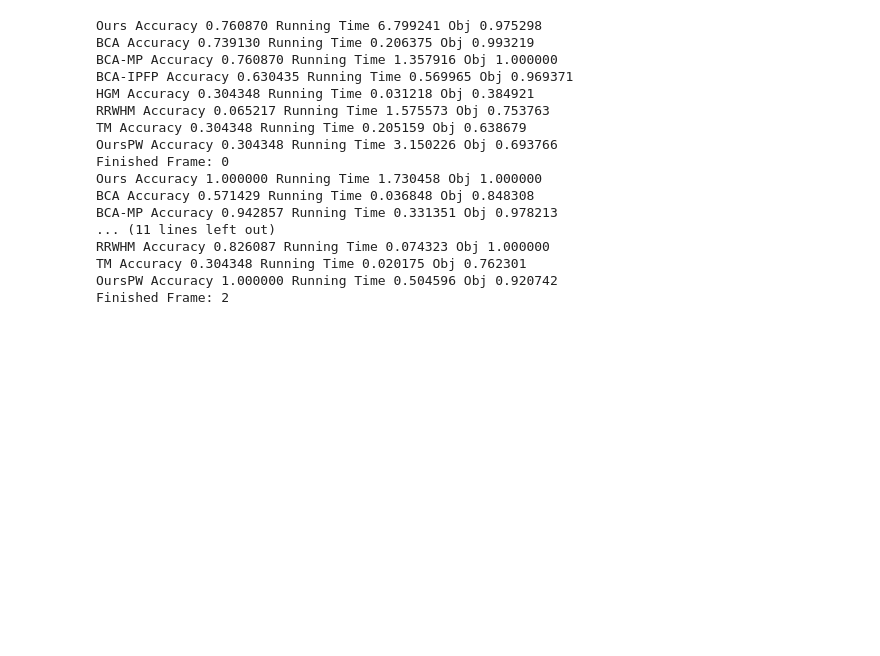
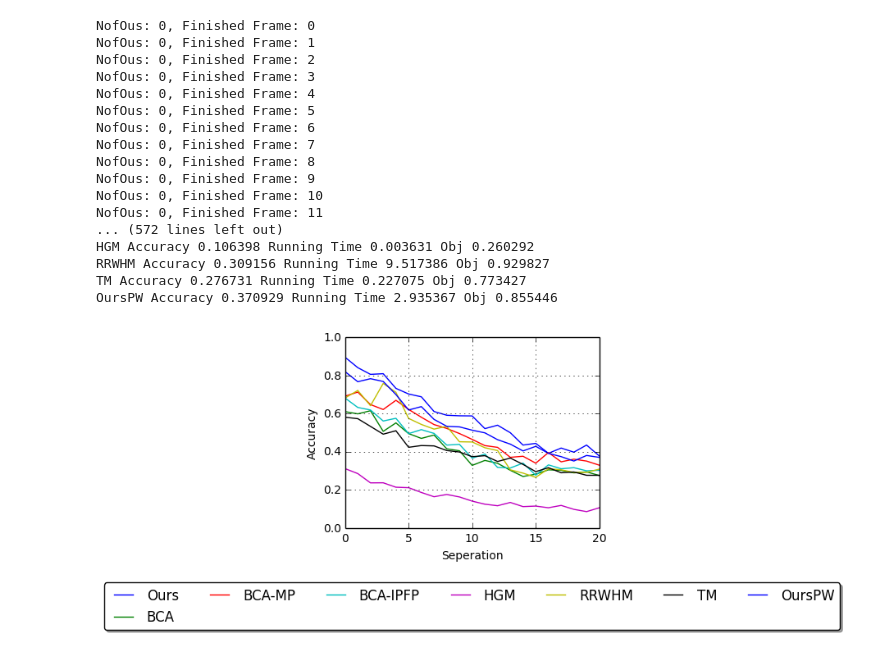
Before and after one commit to zzhang1987/HyperGraphMatchingBP, a Jupyter notebook: demoMotorHyper.ipynb, the cells around one changed output. Saved outputs shown, nothing was run; the diff lists cells and outputs as text; code cells hidden in the pictures; blank space fills up the shorter version.

```diff
--- a/demoMotorHyper.ipynb
+++ b/demoMotorHyper.ipynb
@@ -50,7 +50,7 @@ for NofOus in range(0,MaxNofOus+1):
         GT = car1['gTruth'][0]
 
         NofInliers = len(GT)
-        CMaxNofOus = np.max([LocalFeature1.shape[0], LocalFeature2.shape[0]]) - NofInliers
+        CMaxNofOus = np.min([LocalFeature1.shape[0], LocalFeature2.shape[0]]) - NofInliers
         CNofOus = NofOus
         if(CNofOus > CMaxNofOus):
             CNofOus = CMaxNofOus
@@ -130,12 +130,12 @@ for NofOus in range(0,MaxNofOus+1):
         MaxObj = np.max(Obj[:,ImageI])
         Obj[:,ImageI] /= MaxObj
 
-        for ai in xrange(NofAlgorithms):
-            print('%s Accuracy %f Running Time %f Obj %f' %(AlgorithmNames[ai],
-                                                             Accuracy[ai][ImageI],
-                                                            Rtime[ai][ImageI],
-                                                            Obj[ai][ImageI]))
-        print('Finished Frame: %d' % ImageI)
+        #for ai in xrange(NofAlgorithms):
+        #    print('%s Accuracy %f Running Time %f Obj %f' %(AlgorithmNames[ai],
+        #                                                     Accuracy[ai][ImageI],
+        #                                                    Rtime[ai][ImageI],
+        #                                                    Obj[ai][ImageI]))
+        print('NofOus: %d, Finished Frame: %d' % (NofOus, ImageI))
 
     for ai in xrange(NofAlgorithms):
         MeanAcc[NofOus][ai] = np.mean(Accuracy[ai])
@@ -162,43 +162,46 @@ for NofOus in range(0,MaxNofOus+1):
         #print(resPW.Value)
     #print('HyperAccurancy %f, PairwiseAccurancy %f' % (Accurancy.mean(), AccurancyPW.mean()))
 # %% [output]
-Ours Accuracy 0.760870 Running Time 6.799241 Obj 0.975298
-BCA Accuracy 0.739130 Running Time 0.206375 Obj 0.993219
-BCA-MP Accuracy 0.760870 Running Time 1.357916 Obj 1.000000
-BCA-IPFP Accuracy 0.630435 Running Time 0.569965 Obj 0.969371
-HGM Accuracy 0.304348 Running Time 0.031218 Obj 0.384921
-RRWHM Accuracy 0.065217 Running Time 1.575573 Obj 0.753763
-TM Accuracy 0.304348 Running Time 0.205159 Obj 0.638679
-OursPW Accuracy 0.304348 Running Time 3.150226 Obj 0.693766
-Finished Frame: 0
-Ours Accuracy 1.000000 Running Time 1.730458 Obj 1.000000
-BCA Accuracy 0.571429 Running Time 0.036848 Obj 0.848308
-BCA-MP Accuracy 0.942857 Running Time 0.331351 Obj 0.978213
-... (11 lines left out)
-RRWHM Accuracy 0.826087 Running Time 0.074323 Obj 1.000000
-TM Accuracy 0.304348 Running Time 0.020175 Obj 0.762301
-OursPW Accuracy 1.000000 Running Time 0.504596 Obj 0.920742
-Finished Frame: 2
+NofOus: 0, Finished Frame: 0
+NofOus: 0, Finished Frame: 1
+NofOus: 0, Finished Frame: 2
+NofOus: 0, Finished Frame: 3
+NofOus: 0, Finished Frame: 4
+NofOus: 0, Finished Frame: 5
+NofOus: 0, Finished Frame: 6
+NofOus: 0, Finished Frame: 7
+NofOus: 0, Finished Frame: 8
+NofOus: 0, Finished Frame: 9
+NofOus: 0, Finished Frame: 10
+NofOus: 0, Finished Frame: 11
+... (572 lines left out)
+HGM Accuracy 0.106398 Running Time 0.003631 Obj 0.260292
+RRWHM Accuracy 0.309156 Running Time 9.517386 Obj 0.929827
+TM Accuracy 0.276731 Running Time 0.227075 Obj 0.773427
+OursPW Accuracy 0.370929 Running Time 2.935367 Obj 0.855446
 # %%
 import matplotlib.pyplot as plt
 import matplotlib
-AlgorithmNames=['Ours', 'BCA', 'BCA-MP', 'BCA-IPFP', 'HGM', 'RRWHM', 'TM']
-matplotlib.rc('font',family='Times New Roman')
+AlgorithmNames=['Ours', 'BCA', 'BCA-MP', 'BCA-IPFP', 'HGM', 'RRWHM', 'TM', 'OursPW']
+
+#matplotlib.rc('font',family='Times New Roman')
 
 %matplotlib inline
 
 plt.figure(num=None, figsize=(4, 3), dpi=80, facecolor='w', edgecolor='k')
 
 for ai in xrange(NofAlgorithms):
     plt.plot(range(0,MaxNofOus+1), MeanAcc[:,ai], label=AlgorithmNames[ai])
 plt.ylim([0,1.0])
 plt.grid(True)
 
 plt.ylabel('Accuracy')
 plt.xlabel('Seperation')
 
 plt.legend(shadow=True, fancybox=True,loc='upper center', bbox_to_anchor=(0.5,-0.25), ncol=7)
-plt.savefig('Car_ACC.pdf')    # <-- loses transparency
+plt.savefig('Motor_ACC.pdf')    # <-- loses transparency
+# %% [output]
+[figure, added]
 # %%
 import matplotlib.pyplot as plt
 import matplotlib
```
Also changed, not shown: parts of 3 cells of this notebook, 4 other files.
